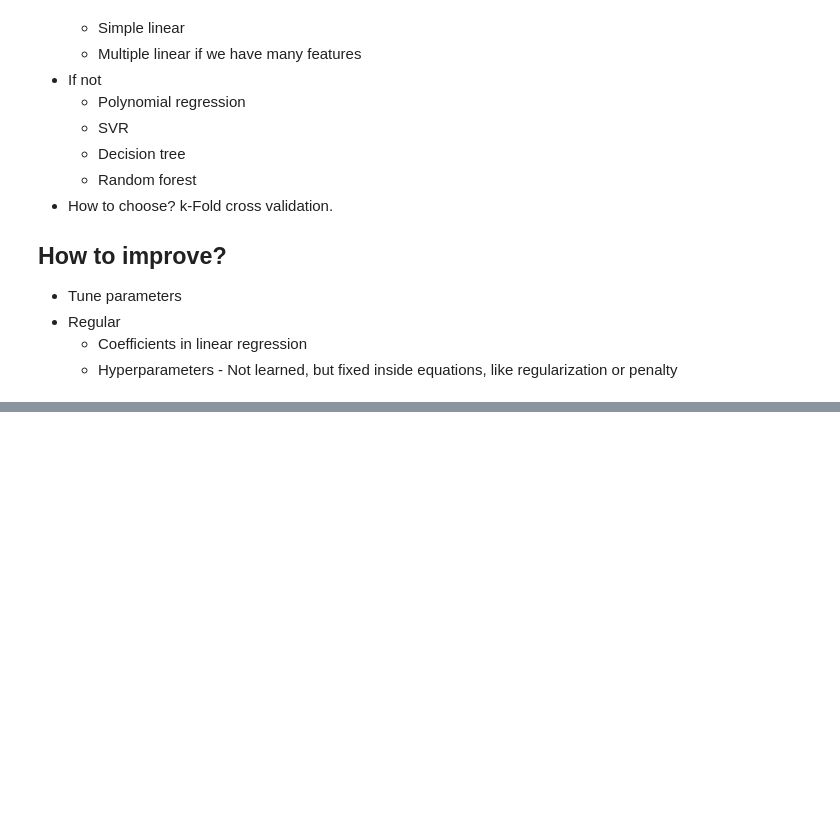
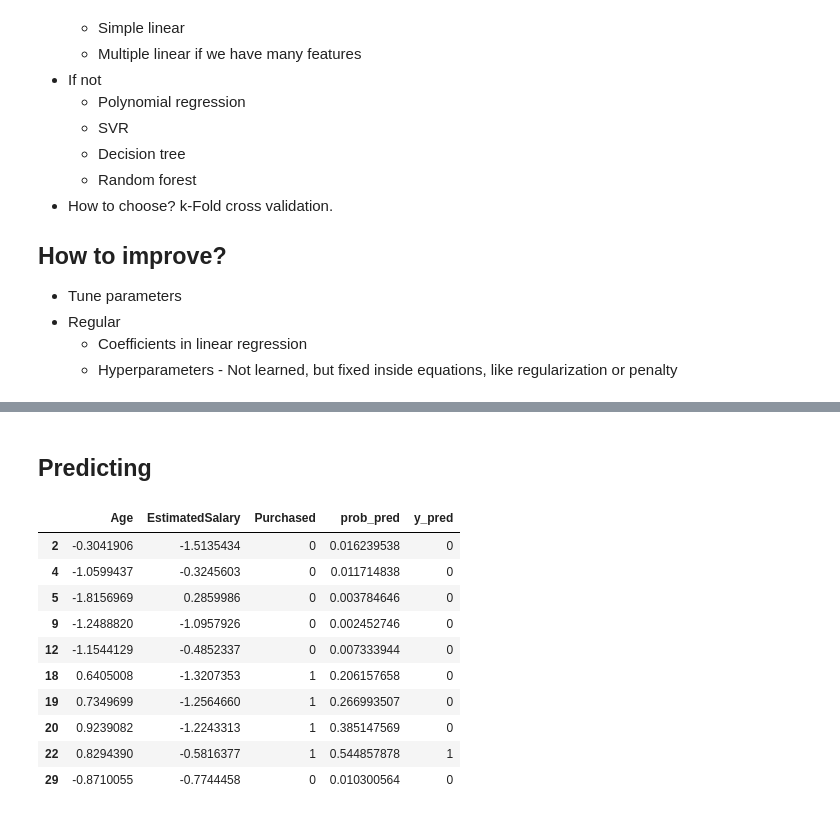
Before and after one commit to Jakob37/UdemyMachineLearningJupyter, a Jupyter notebook: part89.ipynb, the cells around one changed output, grey strips where cells are left out. Saved outputs shown, nothing was run; the diff lists cells and outputs as text; code cells hidden in the pictures; blank space fills up the shorter version.

```diff
--- a/part89.ipynb
+++ b/part89.ipynb
@@ -67,0 +166,18 @@ If sign is positive - then we have a positive correlation. Magnitude is tricky h
+# %% [markdown]
+## Predicting
+# %%
+prob_pred <- predict(classifier, type='response', newdata=test_set[-3])
+y_pred <- ifelse(prob_pred > 0.5, 1, 0)
+head(cbind(test_set, prob_pred, y_pred), 10)
+# %% [output]
+|  | Age | EstimatedSalary | Purchased | prob_pred | y_pred |
+| 2 | -0.3041906 | -1.5135434 | 0 | 0.016239538 | 0 |
+| 4 | -1.0599437 | -0.3245603 | 0 | 0.011714838 | 0 |
+| 5 | -1.8156969 | 0.2859986 | 0 | 0.003784646 | 0 |
+| 9 | -1.2488820 | -1.0957926 | 0 | 0.002452746 | 0 |
+| 12 | -1.1544129 | -0.4852337 | 0 | 0.007333944 | 0 |
+| 18 | 0.6405008 | -1.3207353 | 1 | 0.206157658 | 0 |
+| 19 | 0.7349699 | -1.2564660 | 1 | 0.266993507 | 0 |
+| 20 | 0.9239082 | -1.2243313 | 1 | 0.385147569 | 0 |
+| 22 | 0.8294390 | -0.5816377 | 1 | 0.544857878 | 1 |
+| 29 | -0.8710055 | -0.7744458 | 0 | 0.010300564 | 0 |
```
Also changed, not shown: parts of 15 cells of this notebook.
